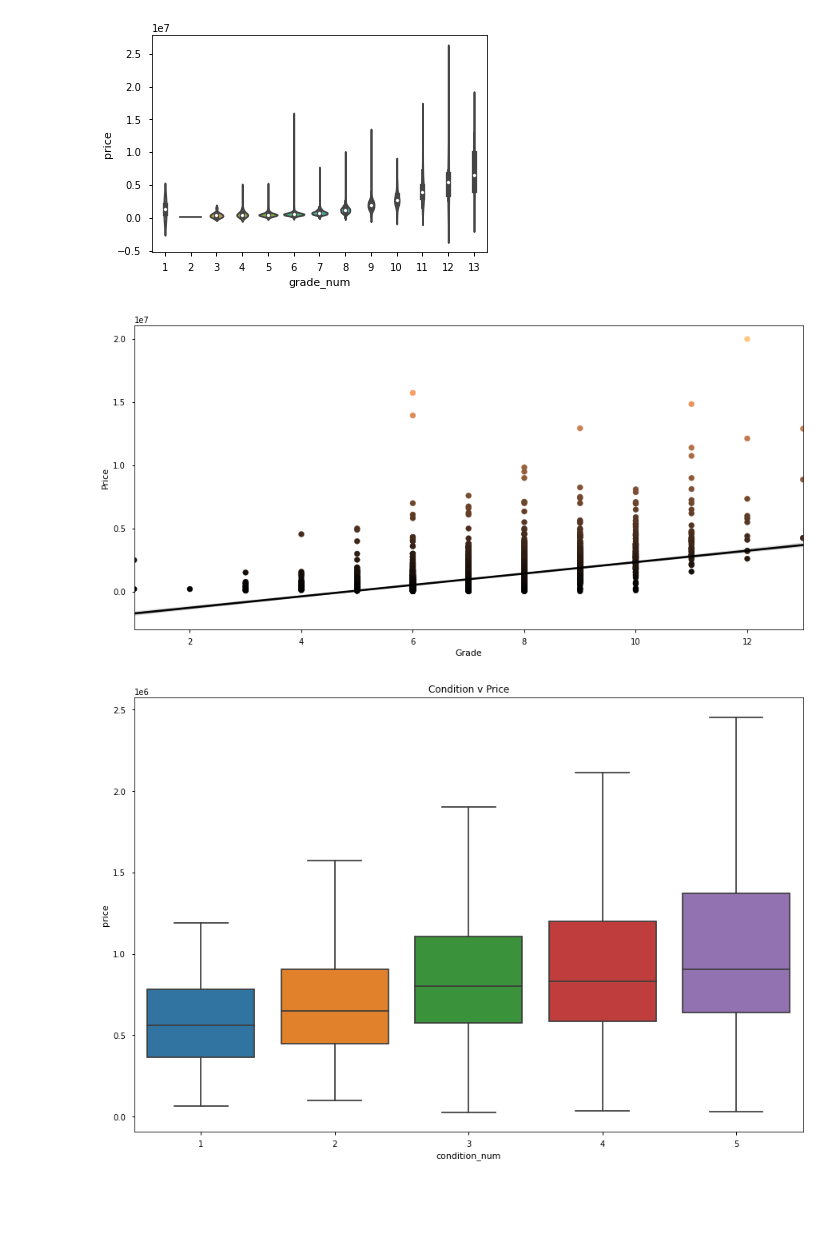
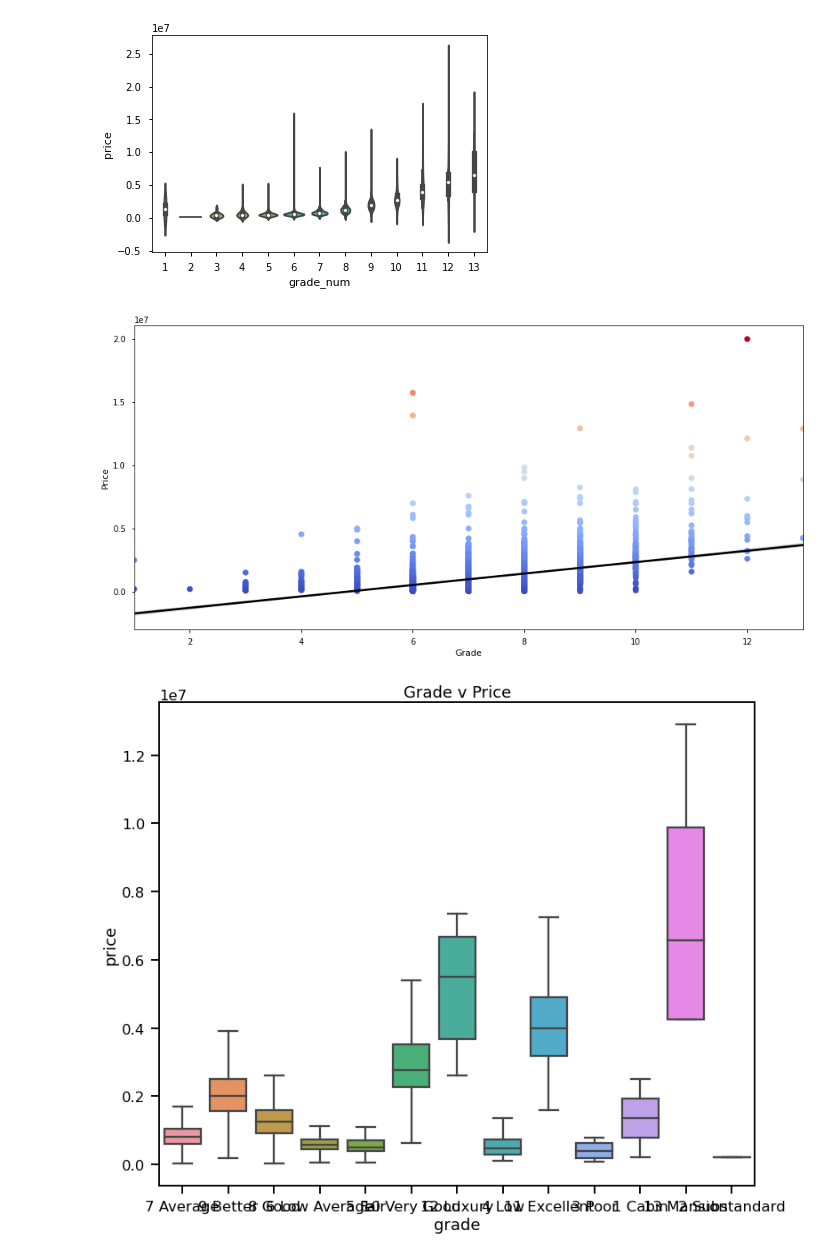
Before and after one commit to hall-nicholas/flatiron-ds-project-2, a Jupyter notebook: code/Dan_exploratory2.ipynb, the cells around one changed output. Cells and saved outputs as stored; diff of their text form; code cells hidden in the pictures; blank space fills up the shorter version.

```diff
--- a/code/Dan_exploratory2.ipynb
+++ b/code/Dan_exploratory2.ipynb
@@ -374,0 +399,8 @@ sns.barplot(ax=ax, x=label_renovation, y=values_renovation)
+# %%
+fig,ax = plt.subplots()
+
+sns.set_context("talk")
+ax = sns.barplot(ax=ax, y = values_renovation, x = label_renovation,);
+
+ax.set_title('Increased value of Renovation')
+ax.set_ylabel('Price (in thousands)')
@@ -509,21 +537,19 @@ sns.violinplot(data=historic, x="grade_num", y=target)
 fig, ax = plt.subplots(figsize = (15,7))
 
 
-
-ax = sns.regplot(x ='grade_num', y = 'price', data = historic, scatter = False, color = 'black');
-ax.scatter(historic['grade_num'], historic['price'], c = historic['price'],  cmap="copper");
+ax = sns.regplot(x ='grade', y = 'price', data = historic, scatter = False, color = 'black');
+ax.scatter(historic['grade'], historic['price'], c = historic['price'],  cmap="coolwarm");
 
 #ax.hlines(y=60.4, xmin=0, xmax=4e8, linewidth=2, color='cyan')
 #ax.vlines(x=0.9e8, ymin=0, ymax=100, linewidth=2, color='cyan')
 ax.set_ylabel('Price');
 ax.set_xlabel('Grade');
 # %% [output]
-[figure, old version]
+[figure, new version]
 # %%
-fig, ax = plt.subplots(figsize = (15,10))
-
-ax = sns.boxplot(x = historic['condition_num'], y = historic['price'], showfliers = False)
-ax.set_title("Condition v Price");
+fig, ax = plt.subplots(figsize = (12,10))
+ax = sns.boxplot(x = historic['grade'], y = historic['price'], showfliers = False)
+ax.set_title("Grade v Price");
 # ax.set_yticks(np.arange(-1,9));
 # %% [output]
-[figure, old version]
+[figure, new version]
```
Also changed, not shown: parts of 18 cells of this notebook, 2 other files.
